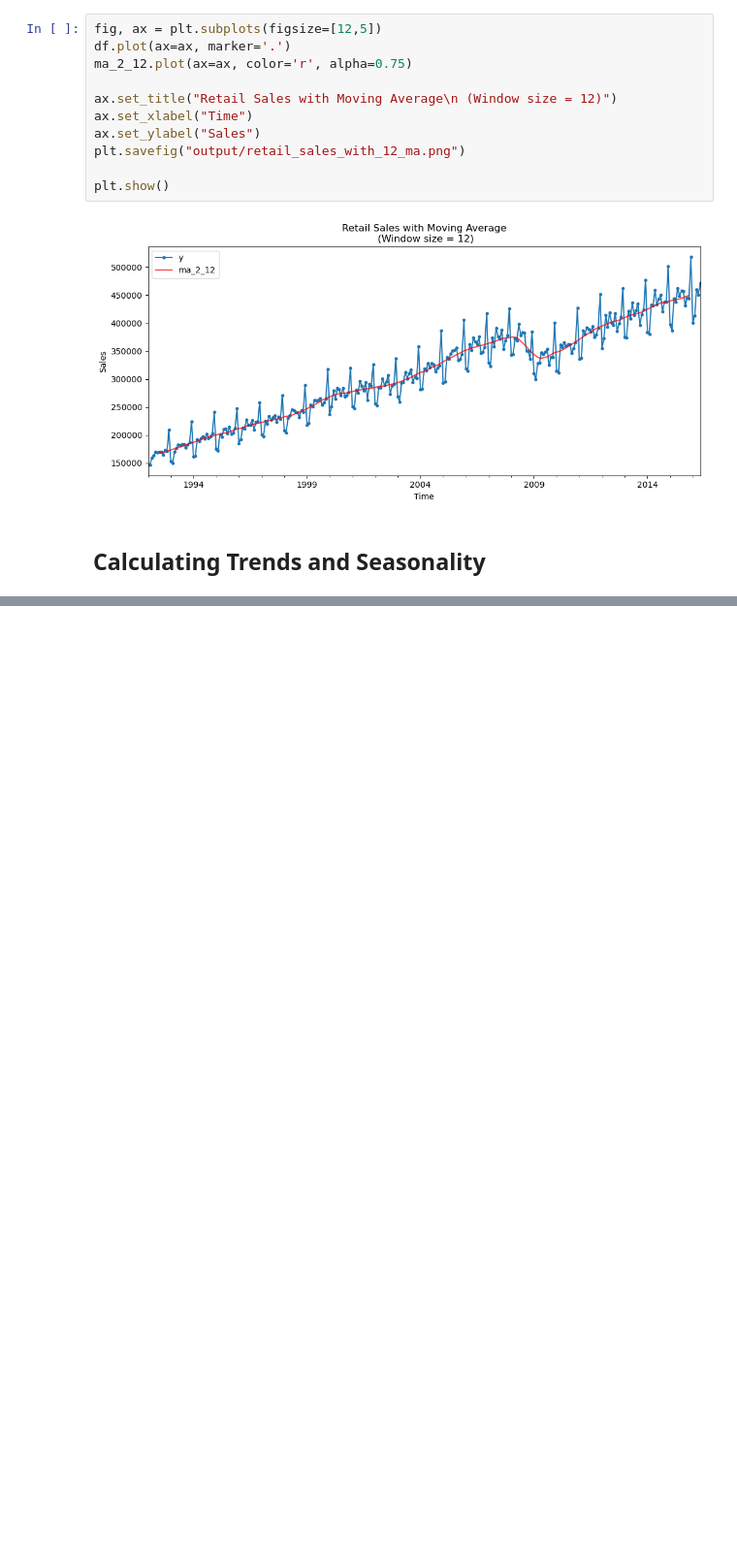
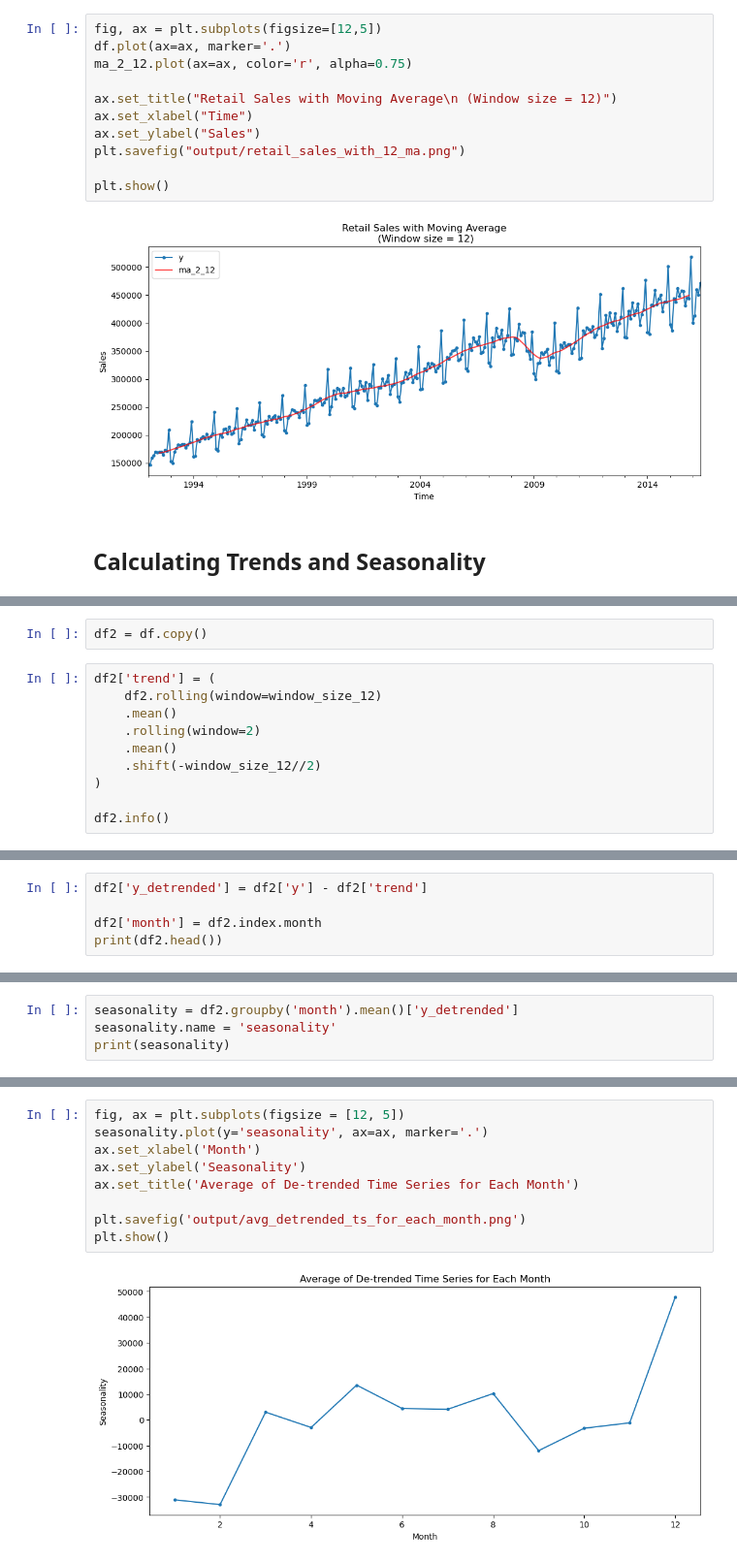
Before and after one commit to Htet-Khant-Linn/STAT_303_-Time_Series_Analysis, a Jupyter notebook: In-Class Exercise/Week_4/2026-02-23_Moving-Average.ipynb, the cells around one changed output, grey strips where cells are left out. Shown at 97% size. Saved outputs shown, nothing was run; the diff lists cells and outputs as text; blank space fills up the shorter version.

```diff
--- a/In-Class Exercise/Week_4/2026-02-23_Moving-Average.ipynb
+++ b/In-Class Exercise/Week_4/2026-02-23_Moving-Average.ipynb
@@ -127,0 +139,12 @@ plt.show()
+# %%
+df2 = df.copy()
+# %%
+df2['trend'] = (
+    df2.rolling(window=window_size_12)
+    .mean()
+    .rolling(window=2)
+    .mean()
+    .shift(-window_size_12//2)
+)
+
+df2.info()
@@ -127,0 +161,5 @@ plt.show()
+# %%
+df2['y_detrended'] = df2['y'] - df2['trend']
+
+df2['month'] = df2.index.month
+print(df2.head())
@@ -127,0 +174,4 @@ plt.show()
+# %%
+seasonality = df2.groupby('month').mean()['y_detrended']
+seasonality.name = 'seasonality'
+print(seasonality)
@@ -127,0 +193,11 @@ plt.show()
+# %%
+fig, ax = plt.subplots(figsize = [12, 5])
+seasonality.plot(y='seasonality', ax=ax, marker='.')
+ax.set_xlabel('Month')
+ax.set_ylabel('Seasonality')
+ax.set_title('Average of De-trended Time Series for Each Month')
+
+plt.savefig('output/avg_detrended_ts_for_each_month.png')
+plt.show()
+# %% [output]
+[figure, added]
```
Also changed, not shown: parts of 12 cells of this notebook.
